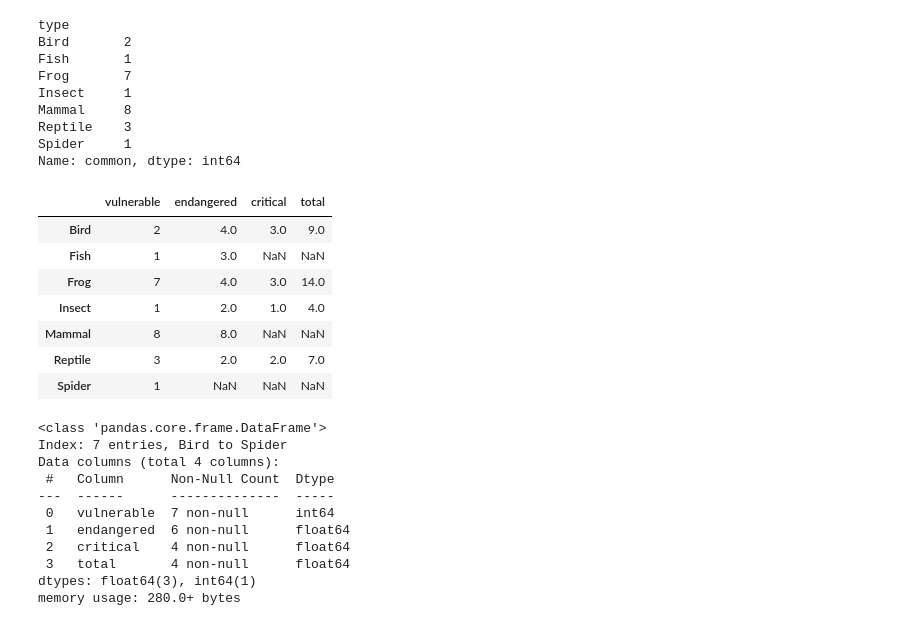
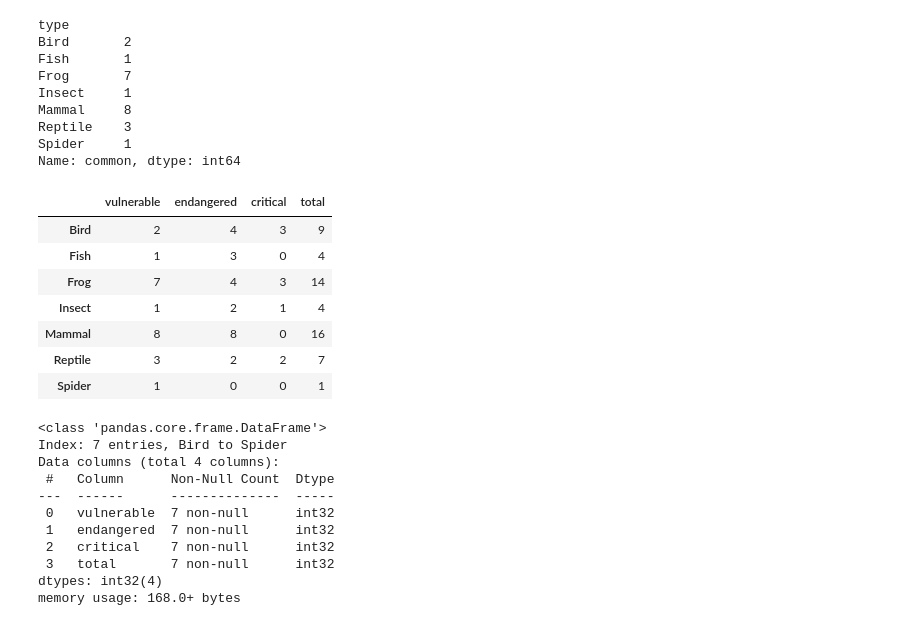
Before and after one commit to MellyB5/Project-2, a Jupyter notebook: code_katherine/bushfire_enviro.ipynb, the cells around one changed output. Saved outputs shown, nothing was run; the diff lists cells and outputs as text; code cells hidden in the pictures.

```diff
--- a/code_katherine/bushfire_enviro.ipynb
+++ b/code_katherine/bushfire_enviro.ipynb
@@ -72,0 +77,2 @@ array(['Plant', 'Spider', 'Mammal', 'Bird', 'Reptile', 'Frog', 'Fish',
+# %%
+protected.distribution.replace('?80%', '>80%', inplace = True)
@@ -148,18 +170,21 @@ critical = protected_animals[protected_animals["status"]=="Critically Endangered
 # %%
 # join tables together again
 status = pd.concat([vulnerable, endangered, critical], axis = 1)
 status.columns = ["vulnerable", "endangered", "critical"]
+# replace NaN with 0 and convert floats to integers
+status = status.fillna(0).astype(int)
+# add a total column
 status["total"] = status.vulnerable + status.endangered + status.critical
 status
 # %% [output]
 |  | vulnerable | endangered | critical | total |
-| Bird | 2 | 4.0 | 3.0 | 9.0 |
-| Fish | 1 | 3.0 | NaN | NaN |
-| Frog | 7 | 4.0 | 3.0 | 14.0 |
-| Insect | 1 | 2.0 | 1.0 | 4.0 |
-| Mammal | 8 | 8.0 | NaN | NaN |
-| Reptile | 3 | 2.0 | 2.0 | 7.0 |
-| Spider | 1 | NaN | NaN | NaN |
+| Bird | 2 | 4 | 3 | 9 |
+| Fish | 1 | 3 | 0 | 4 |
+| Frog | 7 | 4 | 3 | 14 |
+| Insect | 1 | 2 | 1 | 4 |
+| Mammal | 8 | 8 | 0 | 16 |
+| Reptile | 3 | 2 | 2 | 7 |
+| Spider | 1 | 0 | 0 | 1 |
 # %%
 status.info()
 # %% [output]
@@ -168,9 +193,9 @@ Index: 7 entries, Bird to Spider
 Data columns (total 4 columns):
  #   Column      Non-Null Count  Dtype
 ---  ------      --------------  -----
- 0   vulnerable  7 non-null      int64
- 1   endangered  6 non-null      float64
- 2   critical    4 non-null      float64
- 3   total       4 non-null      float64
-dtypes: float64(3), int64(1)
-memory usage: 280.0+ bytes
+ 0   vulnerable  7 non-null      int32
+ 1   endangered  7 non-null      int32
+ 2   critical    7 non-null      int32
+ 3   total       7 non-null      int32
+dtypes: int32(4)
+memory usage: 168.0+ bytes
```
Also changed, not shown: parts of 7 cells of this notebook, 3 other files.
